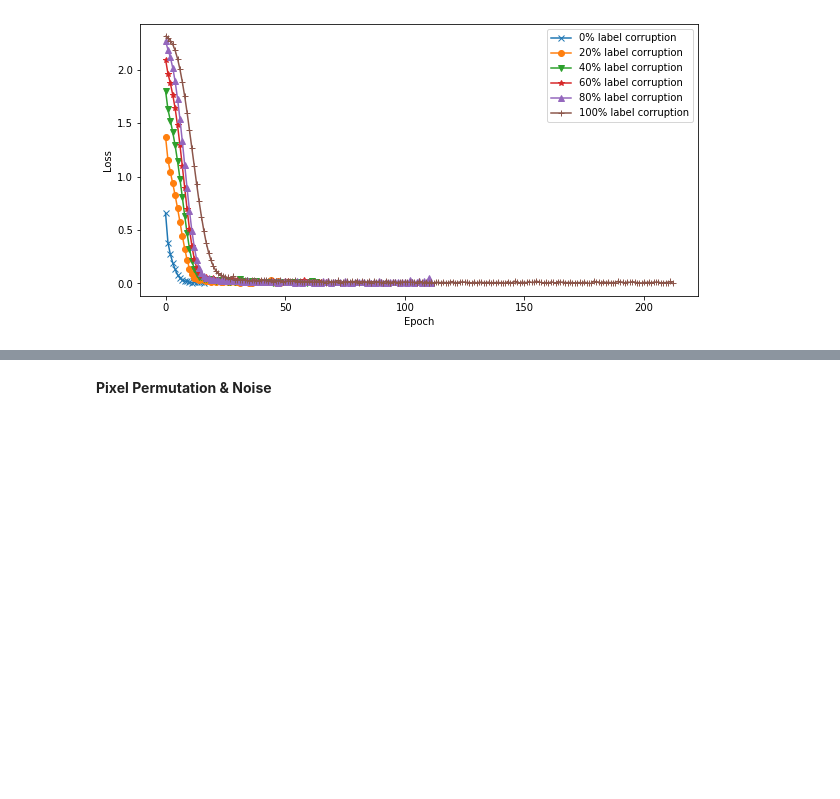
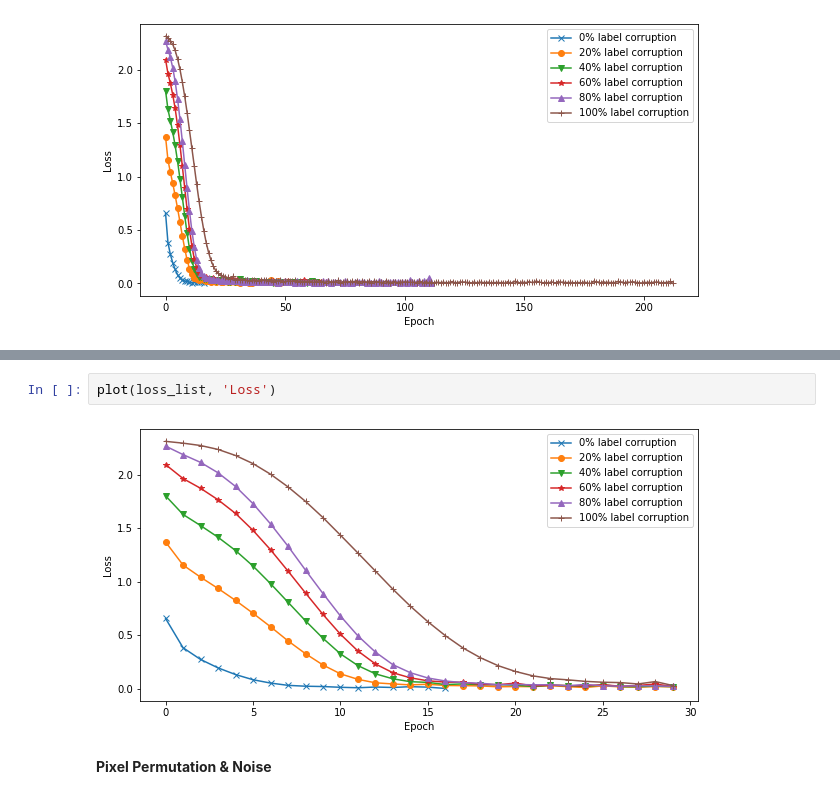
Before and after one commit to hhildaa/EPFL-OPTML-project, a Jupyter notebook: RMSprop.ipynb, the cells around one changed output, grey strips where cells are left out. Cells and saved outputs as stored; diff of their text form; blank space fills up the shorter version.

```diff
--- a/RMSprop.ipynb
+++ b/RMSprop.ipynb
@@ -260,3 +274,7 @@ plot(loss_list, 'Loss')
+# %%
+plot(loss_list, 'Loss')
+# %% [output]
+[figure, added]
 # %% [markdown]
 **Pixel Permutation & Noise**
 # %% [markdown]
```
Also changed, not shown: parts of 17 cells of this notebook.
